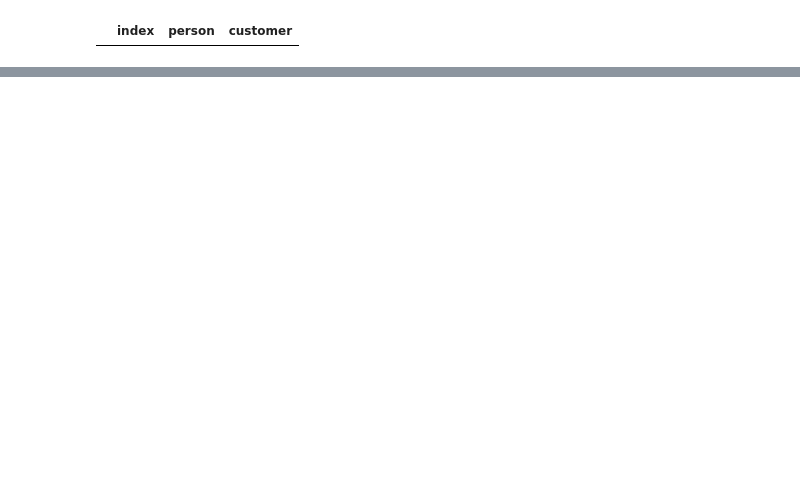
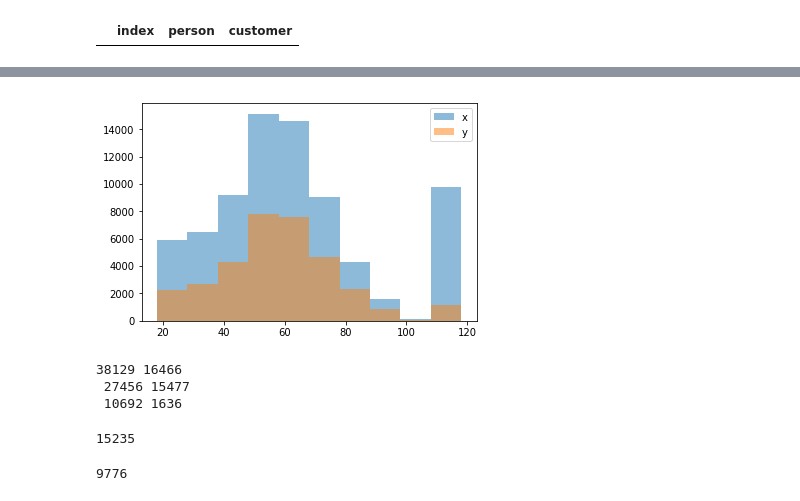
Before and after one commit to yanjiabai/Starbucks-Offer-Evaluation, a Jupyter notebook: Starbucks_Capstone_notebook.ipynb, the cells around one changed output, grey strips where cells are left out. Saved outputs shown, nothing was run; the diff lists cells and outputs as text; code cells hidden in the pictures; blank space fills up the shorter version.

```diff
--- a/Starbucks_Capstone_notebook.ipynb
+++ b/Starbucks_Capstone_notebook.ipynb
@@ -230,0 +343,20 @@ Now I have a nice dataframe storing all the offers received by customers, whethe
+# %%
+import matplotlib.pyplot as plt
+plt.hist(df['age'], alpha=0.5, label='x')
+plt.hist(df_completed['age'], alpha=0.5, label='y')
+plt.legend(loc='upper right')
+plt.show()
+# %% [output]
+[figure, added]
+# %%
+print(df['M'].sum(), df_completed['M'].sum(), '\n',\
+      df['F'].sum(), df_completed['F'].sum(), '\n',\
+      df['O'].sum(), df_completed['O'].sum(), '\n')
+# %% [output]
+38129 16466
+ 27456 15477
+ 10692 1636
+# %%
+df['informational'].sum()
+# %% [output]
+15235
@@ -230,0 +366,4 @@ Now I have a nice dataframe storing all the offers received by customers, whethe
+# %%
+sum(df['age'] == 118)
+# %% [output]
+9776
```
Also changed, not shown: parts of 20 cells of this notebook.
